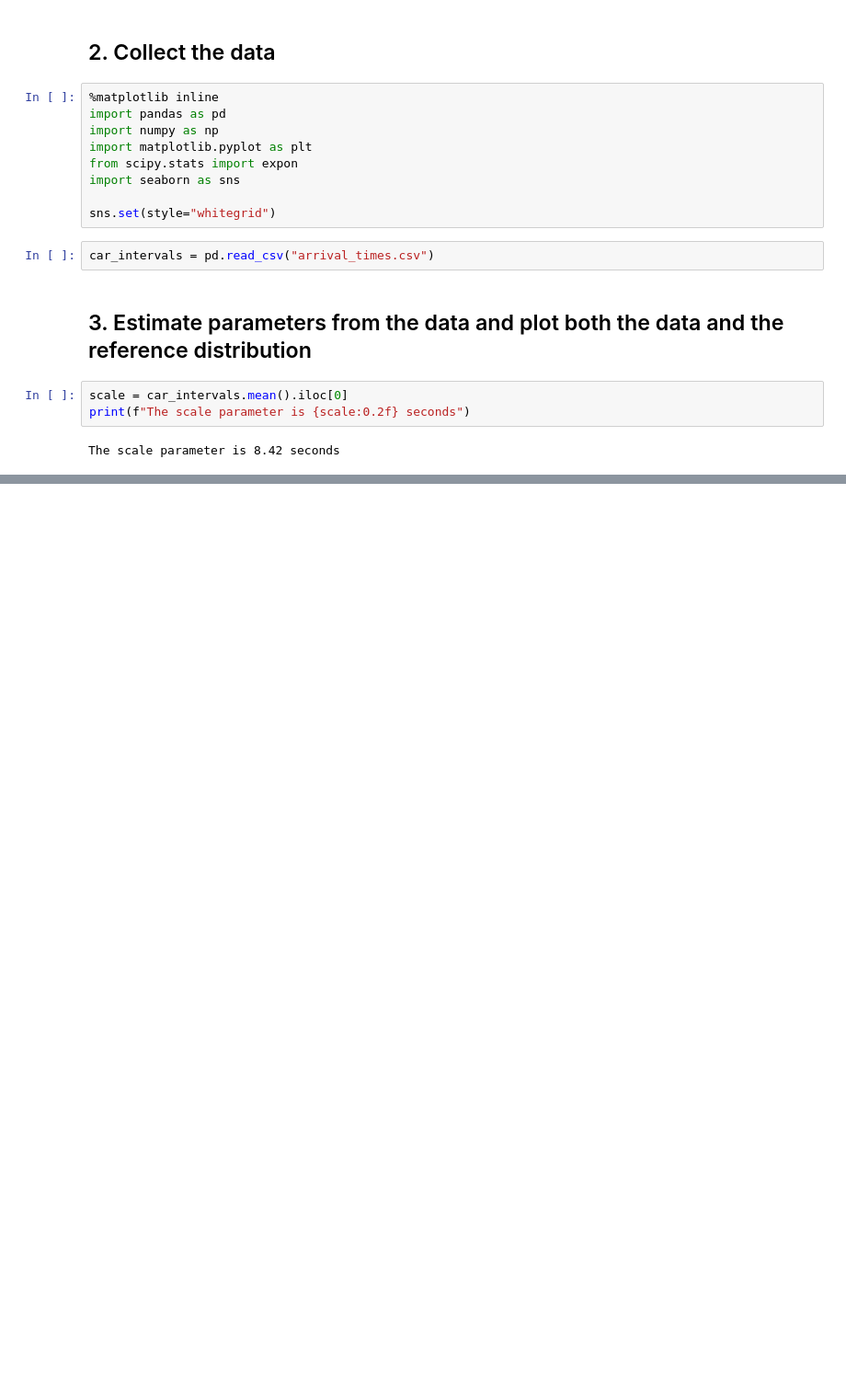
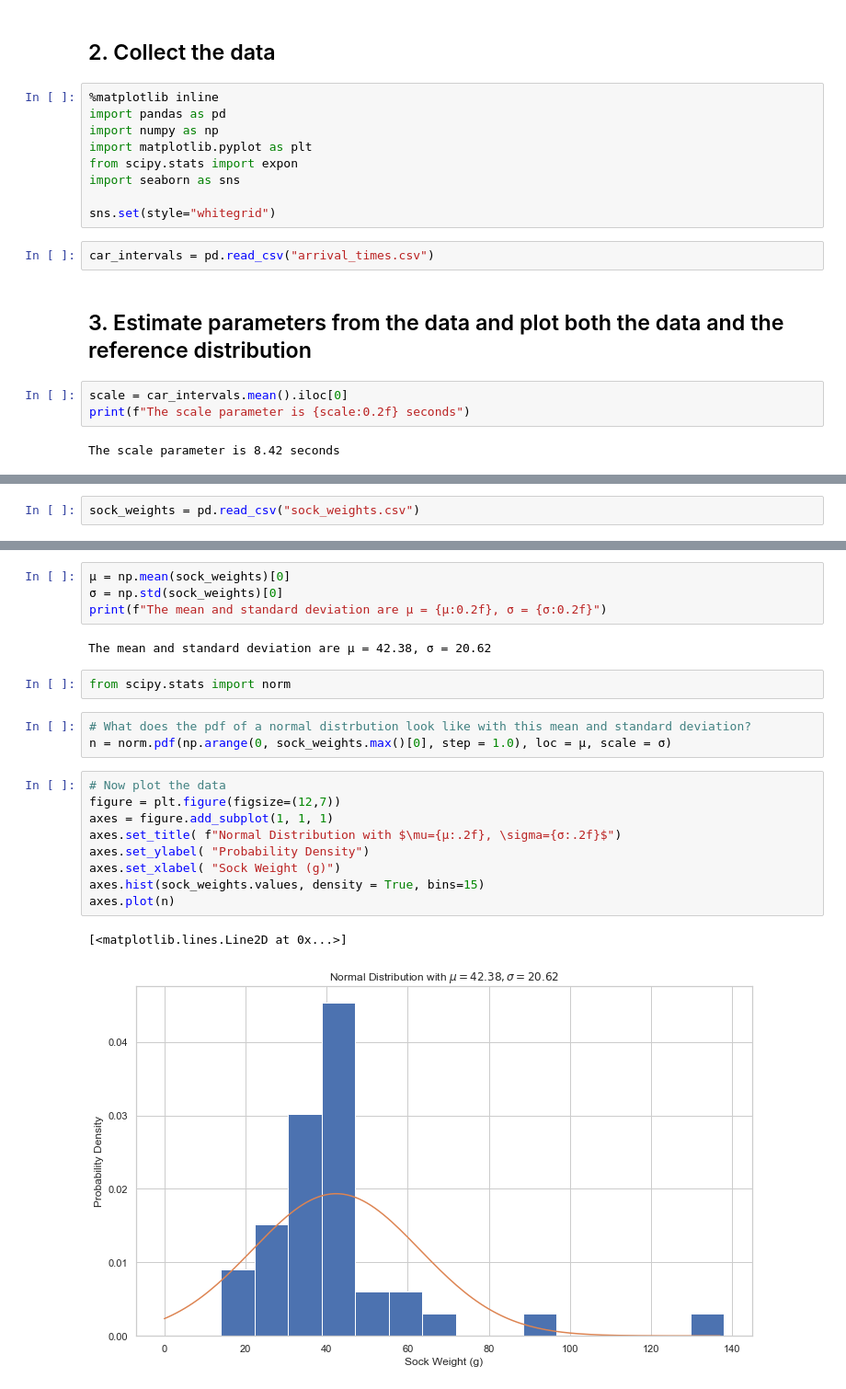
Before and after one commit to natemcintosh/en_685_648_data_science, a Jupyter notebook: 7_module/discussion/discussion.ipynb, the cells around one changed output, grey strips where cells are left out. Shown: that part at 92% size. Drawn from its saved outputs; the diff is of its cells as text; blank space fills up the shorter version.

```diff
--- a/7_module/discussion/discussion.ipynb
+++ b/7_module/discussion/discussion.ipynb
@@ -42,0 +51,2 @@ This plot of the empirical data and the overlaid PDF seem to match fairly well
+# %%
+sock_weights = pd.read_csv("sock_weights.csv")
@@ -42,0 +59,23 @@ This plot of the empirical data and the overlaid PDF seem to match fairly well
+# %%
+μ = np.mean(sock_weights)[0]
+σ = np.std(sock_weights)[0]
+print(f"The mean and standard deviation are μ = {μ:0.2f}, σ = {σ:0.2f}")
+# %% [output]
+The mean and standard deviation are μ = 42.38, σ = 20.62
+# %%
+from scipy.stats import norm
+# %%
+# What does the pdf of a normal distrbution look like with this mean and standard deviation?
+n = norm.pdf(np.arange(0, sock_weights.max()[0], step = 1.0), loc = μ, scale = σ)
+# %%
+# Now plot the data
+figure = plt.figure(figsize=(12,7))
+axes = figure.add_subplot(1, 1, 1)
+axes.set_title( f"Normal Distribution with $\mu={μ:.2f}, \sigma={σ:.2f}$")
+axes.set_ylabel( "Probability Density")
+axes.set_xlabel( "Sock Weight (g)")
+axes.hist(sock_weights.values, density = True, bins=15)
+axes.plot(n)
+# %% [output]
+[<matplotlib.lines.Line2D at 0x...>]
+[figure, added]
```
Also changed, not shown: parts of 14 cells of this notebook, 3 other files.
